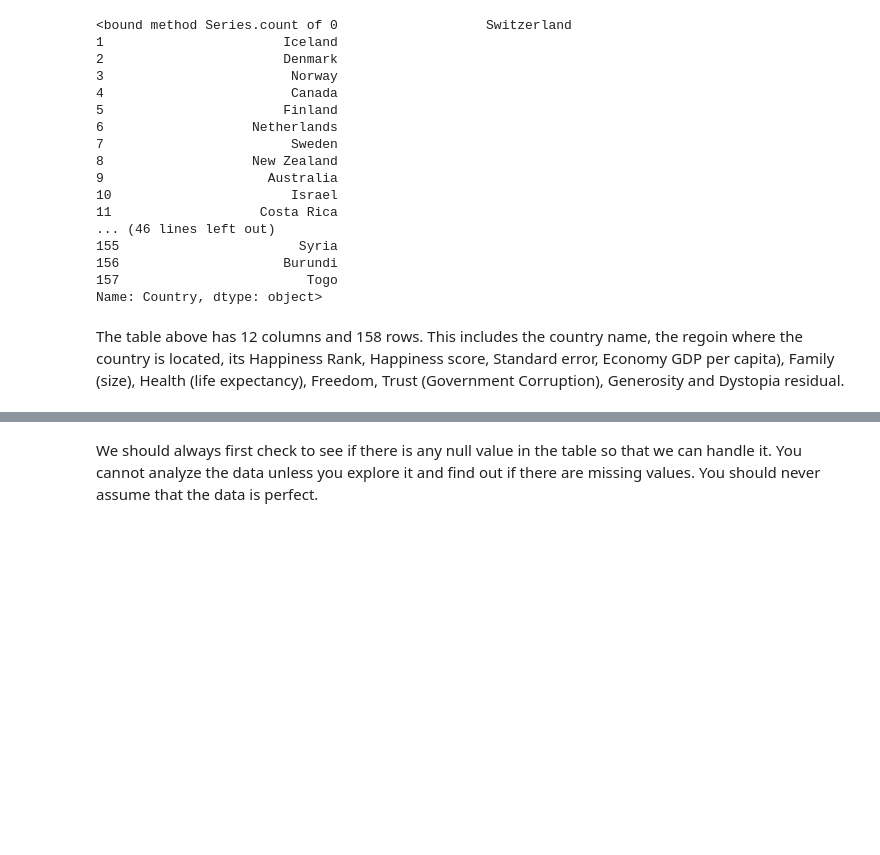
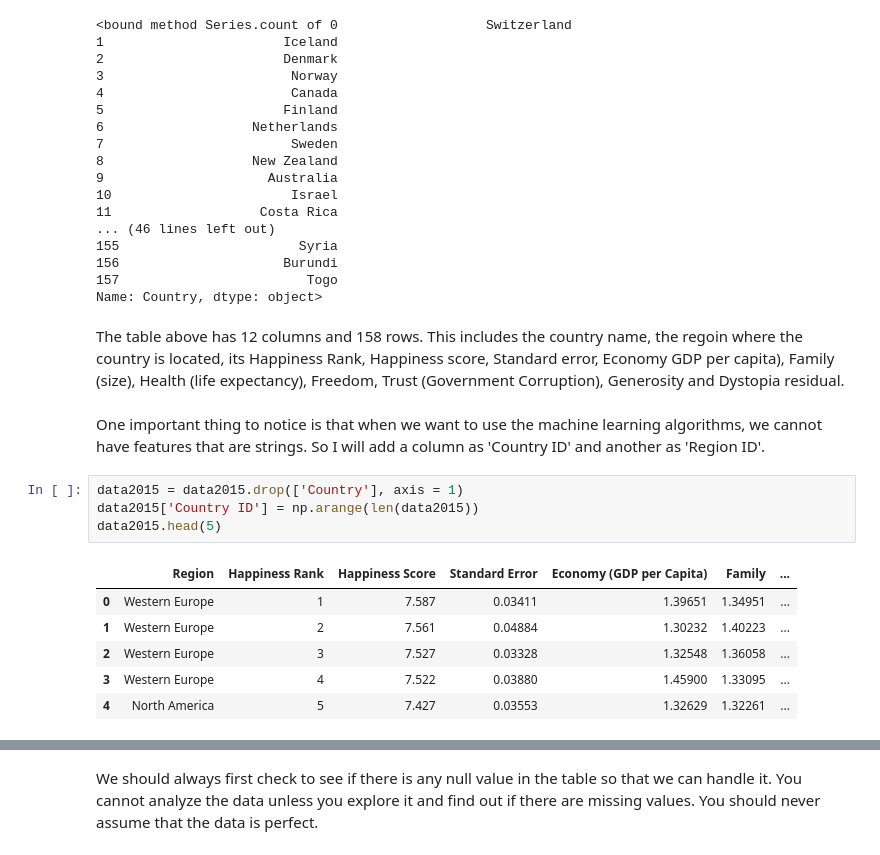
Before and after one commit to Andalibt/Data_Science_Portfolio, a Jupyter notebook: World Happiness Analysis.ipynb, the cells around one changed output, grey strips where cells are left out. Drawn from its saved outputs; the diff is of its cells as text; blank space fills up the shorter version.

```diff
--- a/World Happiness Analysis.ipynb
+++ b/World Happiness Analysis.ipynb
@@ -49,3 +40,16 @@ print data2015['Country'].count
 Name: Country, dtype: object>
 # %% [markdown]
 The table above has 12 columns and 158 rows. This includes the country name, the regoin where the country is located, its Happiness Rank, Happiness score, Standard error, Economy GDP per capita), Family (size), Health (life expectancy), Freedom, Trust (Government Corruption), Generosity and Dystopia residual.
+# %% [markdown]
+One important thing to notice is that when we want to use the machine learning algorithms, we cannot have features that are strings. So I will add a column as 'Country ID' and another as 'Region ID'.
+# %%
+data2015 = data2015.drop(['Country'], axis = 1)
+data2015['Country ID'] = np.arange(len(data2015))
+data2015.head(5)
+# %% [output]
+|  | Region | Happiness Rank | Happiness Score | Standard Error | Economy (GDP per Capita) | Family | ... |
+| 0 | Western Europe | 1 | 7.587 | 0.03411 | 1.39651 | 1.34951 | ... |
+| 1 | Western Europe | 2 | 7.561 | 0.04884 | 1.30232 | 1.40223 | ... |
+| 2 | Western Europe | 3 | 7.527 | 0.03328 | 1.32548 | 1.36058 | ... |
+| 3 | Western Europe | 4 | 7.522 | 0.03880 | 1.45900 | 1.33095 | ... |
+| 4 | North America | 5 | 7.427 | 0.03553 | 1.32629 | 1.32261 | ... |
```
Also changed, not shown: parts of 11 cells of this notebook.
